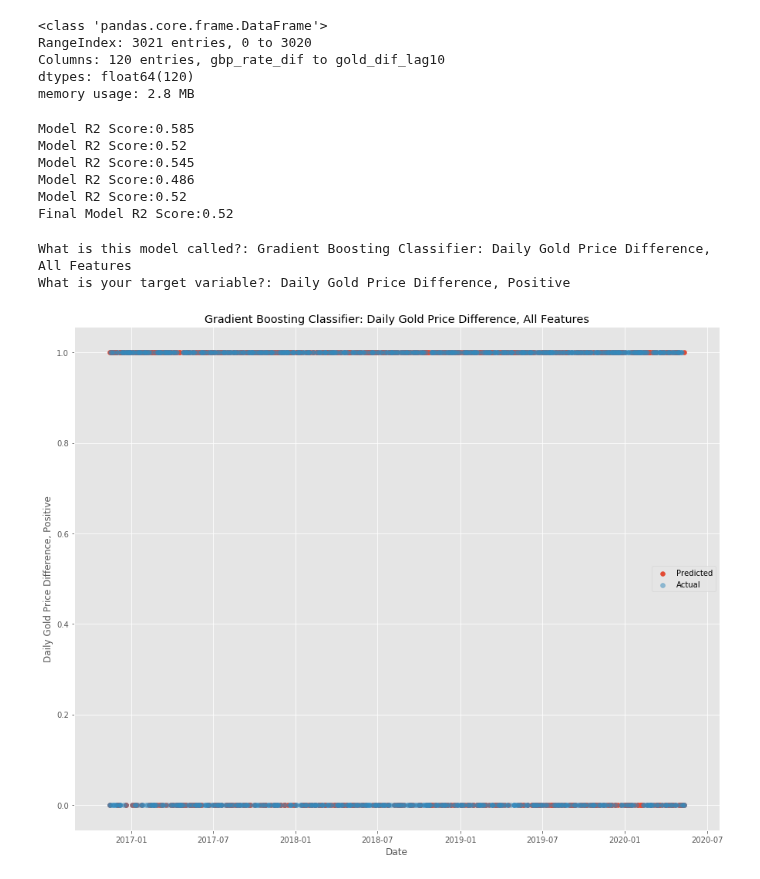
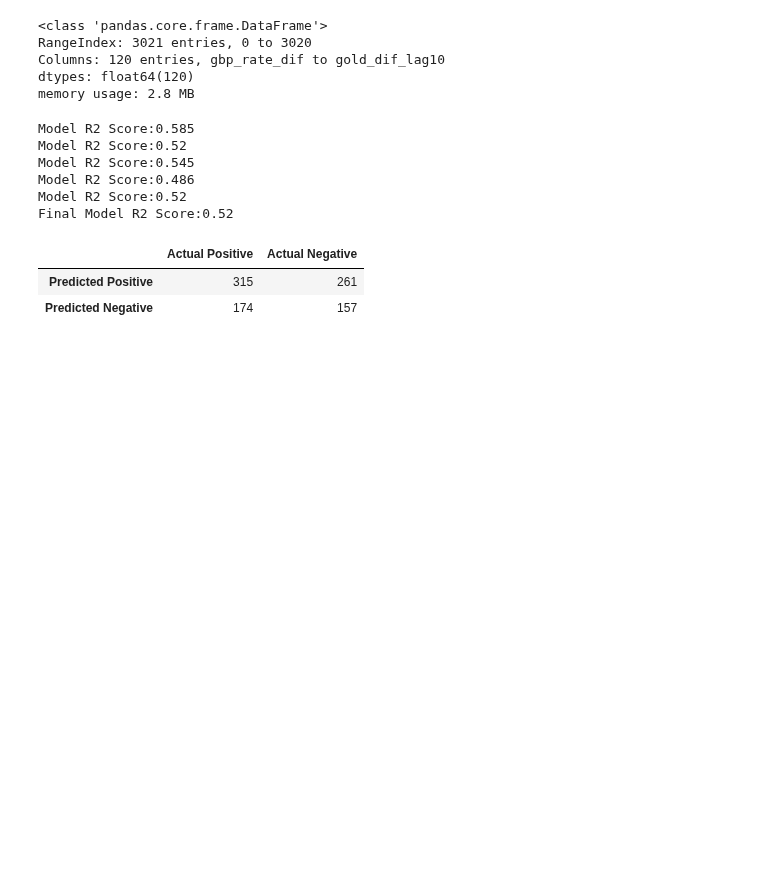
Before and after one commit to jangelchik/interest_equities_gold, a Jupyter notebook: visuals_and_modeling.ipynb, the cells around one changed output. Saved outputs shown, nothing was run; the diff lists cells and outputs as text; code cells hidden in the pictures; blank space fills up the shorter version.

Commit message:
added confusion matrix

```diff
--- a/visuals_and_modeling.ipynb
+++ b/visuals_and_modeling.ipynb
@@ -587,6 +563,26 @@ def plot_model_scatter(model,X_test,y_test):
+# %%
+def print_confusion_matrix(model,X_test,y_test):
+
+    """PARAMETERS:
+    model - scikit learn classifier model object, fit with training data
+    X_test - Test feature dataset in pandas DataFrame
+    y_test - Test target dataset in pandas Series
+
+    RETURNS:
+    pandas Dataframe confusion matrix for the model
+    """
+
+    tn, fp, fn, tp = confusion_matrix(y_test,model.predict(X_test)).ravel()
+
+    d_true = {'Actual Positive': [tp, fn], 'Actual Negative': [fp,tn]}
+
+    df = pd.DataFrame.from_dict(d_true, orient = 'columns')
+
+    df.rename(index = {0:'Predicted Positive', 1: 'Predicted Negative'}, inplace = True)
+    return df
 # %%
-plot_model_scatter(dif_model,test_X_dif,test_y_dif)
+print_confusion_matrix(dif_model,test_X_dif,test_y_dif)
 # %% [output]
-What is this model called?: Gradient Boosting Classifier: Daily Gold Price Difference, All Features
-What is your target variable?: Daily Gold Price Difference, Positive
-[figure, removed]
+|  | Actual Positive | Actual Negative |
+| Predicted Positive | 315 | 261 |
+| Predicted Negative | 174 | 157 |
```
Also changed, not shown: parts of 4 cells of this notebook.
